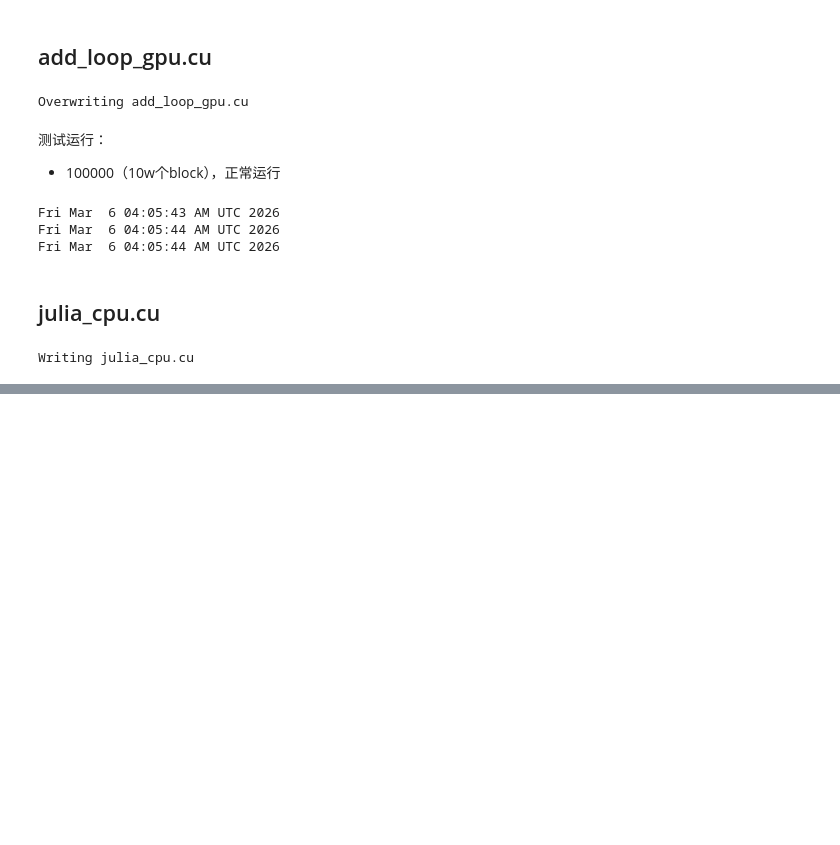
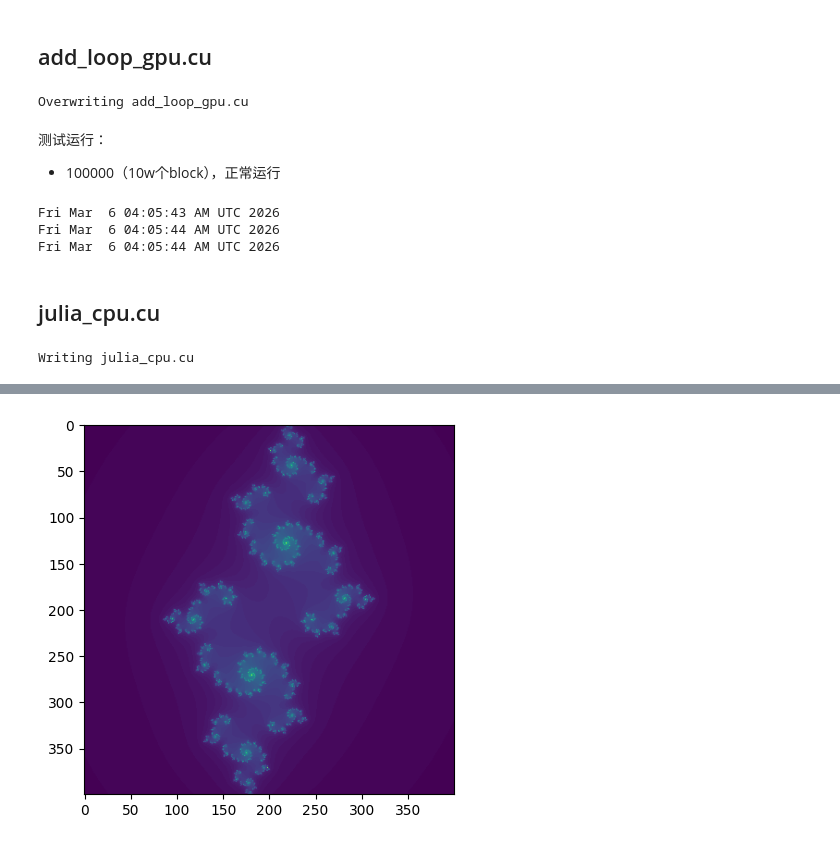
Before and after one commit to fssdfhsdfsdk/CUDA-by-Example-source-code-for-the-book-s-examples-, a Jupyter notebook: chapter04/test_cuda.ipynb, the cells around one changed output, grey strips where cells are left out. Saved outputs shown, nothing was run; the diff lists cells and outputs as text; code cells hidden in the pictures; blank space fills up the shorter version.

```diff
--- a/chapter04/test_cuda.ipynb
+++ b/chapter04/test_cuda.ipynb
@@ -218,6 +218,7 @@ Fri Mar  6 04:05:44 AM UTC 2026
 ## julia_cpu.cu
 # %%
 %%writefile julia_cpu.cu
+
 #include "common/book.h"
 #include "common/cpu_bitmap.h"
 
@@ -241,7 +242,7 @@ int julia( int x, int y ) {
     float jx = scale * (float)(DIM/2 - x)/(DIM/2);
     float jy = scale * (float)(DIM/2 - y)/(DIM/2);
 
-    cuComplex c(-0.8, 0.156);
+    cuComplex c(-0.805, 0.1685);
     cuComplex a(jx, jy);
 
     int i = 0;
@@ -274,7 +275,8 @@ int main( void ) {
 
     kernel( ptr );
 
-    bitmap.display_and_exit();
+    bitmap.save_ppm("julia.ppm");
+    return 0;
 }
 # %% [output]
 Writing julia_cpu.cu
@@ -320,0 +508,39 @@ The following NEW packages will be installed:
+# %%
+import numpy as np
+import matplotlib.pyplot as plt
+
+def julia_set(c, width, height, zoom, max_iter):
+    # 创建复平面上的网格
+    x = np.linspace(-zoom, zoom, width)
+    y = np.linspace(-zoom, zoom, height)
+    X, Y = np.meshgrid(x, y)
+    Z = X + 1j * Y
+
+    # 初始化迭代次数矩阵
+    M = np.zeros((width, height))
+
+    for i in range(width):
+        for j in range(height):
+            z = Z[i, j]
+            for s in range(max_iter):
+                z = z ** 2 + c # Note: 迭代
+                if abs(z) > 200:
+                    M[i, j] = s
+                    break
+            else:
+                M[i, j] = max_iter
+    return M
+
+# 参数设置
+c = complex(-0.8, 0.29)  # 复数常数，改变此值可得到不同形状的 Julia 集
+width, height = 400, 400    # 图像分辨率
+zoom = 1.5                  # 视图缩放
+max_iter = 200              # 最大迭代次数
+
+# 生成数据
+J = julia_set(c, width, height, zoom, max_iter)
+# %%
+plt.imshow(J.T)
+plt.show()
+# %% [output]
+[figure, added]
```
Also changed, not shown: parts of 22 cells of this notebook, 3 other files.
